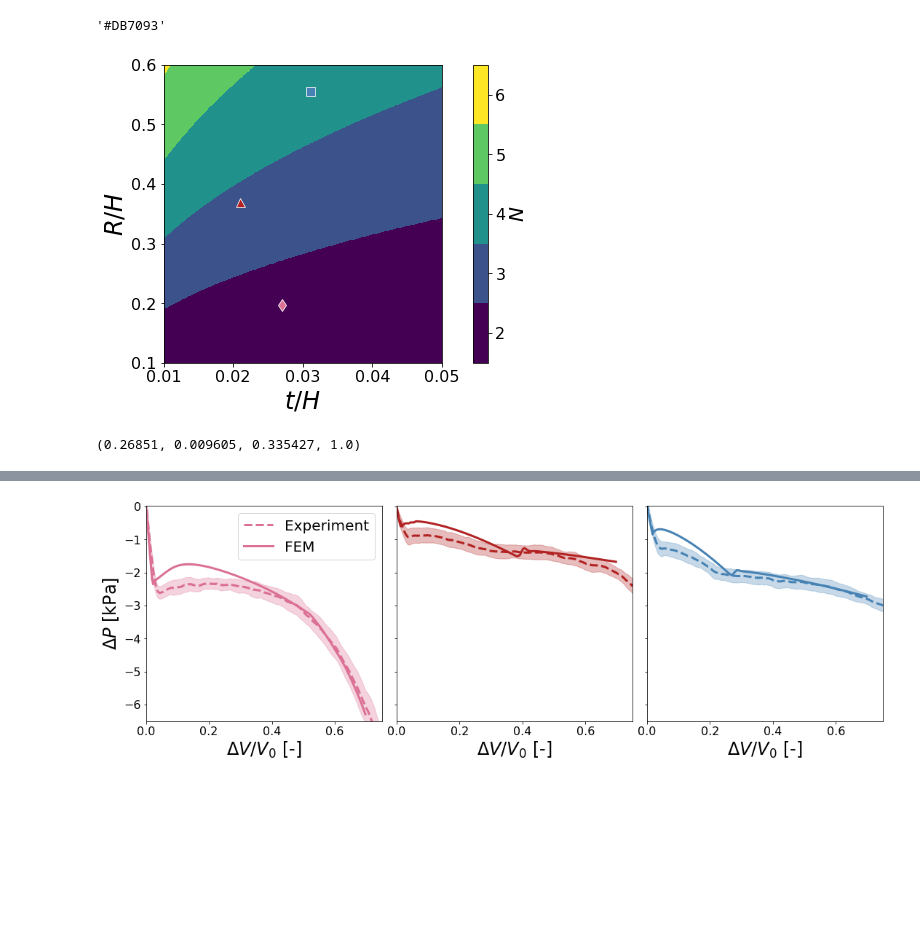
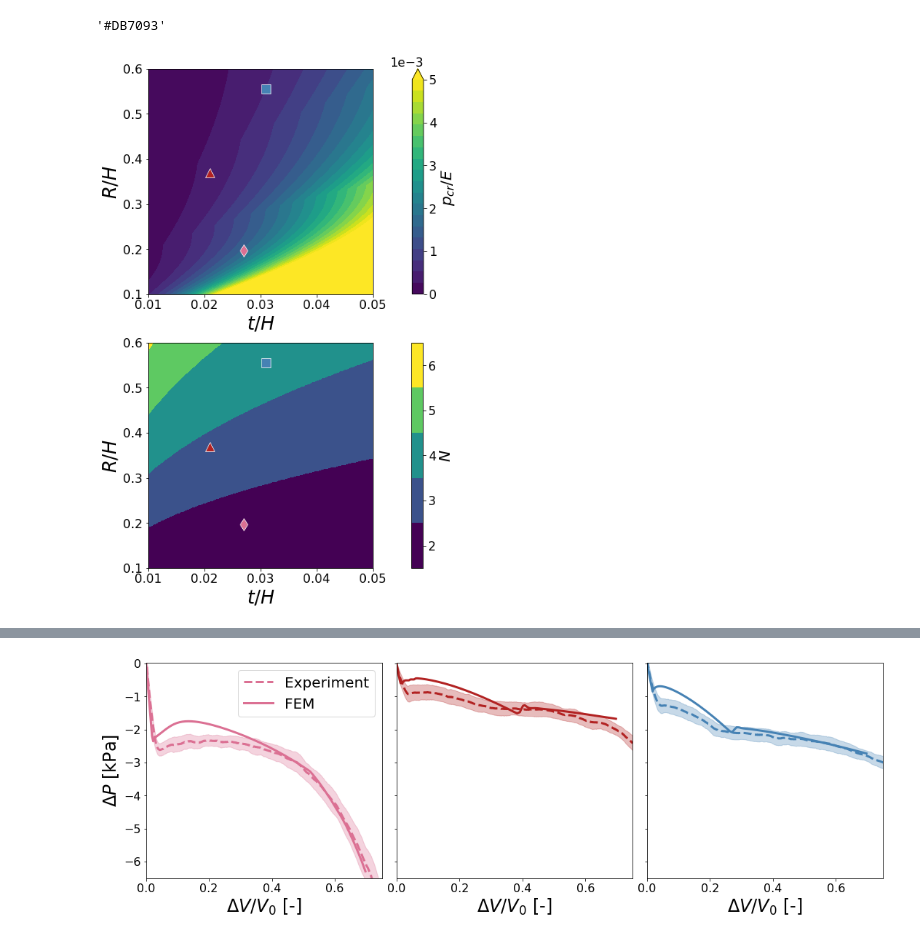
Before and after one commit to bertoldi-collab/buckling-cylinders, a Jupyter notebook: figure_making_paper.ipynb, the cells around one changed output, grey strips where cells are left out. Drawn from its saved outputs; the diff is of its cells as text; code cells hidden in the pictures; blank space fills up the shorter version.

Commit message:
figure making

```diff
--- a/figure_making_paper.ipynb
+++ b/figure_making_paper.ipynb
@@ -14,7 +14,7 @@ fontsize_axes = 24
 fontsize_ticks = 16
 linewidth_all = 3
 markersize_all = 8
-size_extra = 2
+size_extra = 4
 
 figsize_whole = (6,5)
 figsize_three = (15,5)
@@ -40,6 +40,22 @@ def smooth_pv_data(pressure, window_len = 100):
 
 def rescale_eigenvalue(eigenvalues_cur):
     return np.sign(eigenvalues_cur) * np.sqrt(np.abs(eigenvalues_cur)) * 1/(2*np.pi)
+
+def highlight_mode(freq_all, initial_i, initial_j, num_samp):
+    j_all = np.zeros(np.shape(freq_all)[0], dtype = int)
+    i_all = np.arange(np.shape(freq_all)[0], dtype = int)
+    j_all[initial_i[0]:initial_i[1] + 1] = initial_j
+    cut_idx = initial_i[0] + np.arange(num_samp)
+
+    for idx in range(num_samp):
+        i_next = idx + initial_i[1] + 1
+        i_cur = [i_next-2,i_next-1]
+        j_cur = [j_all[i] for i in i_cur]
+
+        vals_cur = np.array([freq_all[i,j] for i,j in zip(i_cur, j_cur)])
+        val_new_est = vals_cur[-1] + np.diff(vals_cur)
+        j_all[i_next] = np.argmin(np.abs(freq_all[i_next,:] - val_new_est))
+    return (i_all, j_all, cut_idx)
 # %%
 np.asarray(mcolors.to_rgb(mcolors.CSS4_COLORS[color_3folds]))*255
 mcolors.CSS4_COLORS[color_2folds]
@@ -104,40 +120,54 @@ for i,v_R in enumerate(v_R_try):
         n_all[i,j] = int(n_cur)
         p_cr_all[i,j] = p_cr_cur
 # %%
-fig, ax = plt.subplots(figsize = figsize_whole, constrained_layout = True)
+fig, ax = plt.subplots(2,1, figsize = (6.5,10), constrained_layout = True)
 
 edge_width_all = 0.7
+cmap_use = 'viridis'
+# ax.imshow(res_all)
+ax[0].plot(0.031, 0.556, 's', color = 'w', markerfacecolor = color_4folds, markersize = markersize_all + size_extra, markeredgewidth = edge_width_all)
+ax[0].plot(0.027, 0.197, 'd', color = 'w', markerfacecolor = color_2folds, markersize = markersize_all + size_extra, markeredgewidth = edge_width_all)
+ax[0].plot(0.021, 0.370, '^', color = 'w', markerfacecolor = color_3folds, markersize = markersize_all + size_extra, markeredgewidth = edge_width_all)
+num_values = np.unique(n_all)
+xv, yv = np.meshgrid(v_R_try, v_t_try, indexing='ij')
+levels_set = np.linspace(0,0.005,20)
+map_thing = ax[0].contourf(yv, xv, p_cr_all, levels = levels_set, cmap = cmap_use, extend = 'max')
 
-# ax.imshow(res_all)
-ax.plot(0.031, 0.556, 's', color = 'w', markerfacecolor = color_4folds, markersize = markersize_all + size_extra, markeredgewidth = edge_width_all)
-ax.plot(0.027, 0.197, 'd', color = 'w', markerfacecolor = color_2folds, markersize = markersize_all + size_extra, markeredgewidth = edge_width_all)
-ax.plot(0.021, 0.370, '^', color = 'w', markerfacecolor = color_3folds, markersize = markersize_all + size_extra, markeredgewidth = edge_width_all)
+
+
+cbar = fig.colorbar(map_thing, extend = 'max', ticks=[0, 1e-3, 2e-3, 3e-3, 4e-3, 5e-3], pad = 0.015)
+cbar.set_label(label = '$p_{cr}/E$', size = fontsize_legend)
+cbar.ax.ticklabel_format(scilimits = (-2,3))
+cbar.ax.tick_params(labelsize=fontsize_ticks)
+cbar.ax.yaxis.offsetText.set_fontsize(fontsize_ticks)
+
+############################
+
+ax[1].plot(0.031, 0.556, 's', color = 'w', markerfacecolor = color_4folds, markersize = markersize_all + size_extra, markeredgewidth = edge_width_all)
+ax[1].plot(0.027, 0.197, 'd', color = 'w', markerfacecolor = color_2folds, markersize = markersize_all + size_extra, markeredgewidth = edge_width_all)
+ax[1].plot(0.021, 0.370, '^', color = 'w', markerfacecolor = color_3folds, markersize = markersize_all + size_extra, markeredgewidth = edge_width_all)
 num_values = np.unique(n_all)
 xv, yv = np.meshgrid(v_R_try, v_t_try, indexing='ij')
 levels_set = np.arange(6) + 1.5
-map_thing = ax.contourf(yv, xv, n_all, levels = levels_set, cmap = 'viridis', vmin = 2, vmax = 6)
+map_thing = ax[1].contourf(yv, xv, n_all, levels = levels_set, cmap = cmap_use, vmin = 2, vmax = 6)
 
 
 
-cbar = fig.colorbar(map_thing, ticks=[2,3,4,5,6])
+cbar = fig.colorbar(map_thing, ticks=[2,3,4,5,6], pad = 0.11)
 cbar.ax.tick_params(labelsize=fontsize_ticks)
 cbar.set_label(label = '$N$', size = fontsize_legend)
 
-ax.set_xlabel('$t/H$', fontsize = fontsize_axes)
-ax.set_ylabel('$R/H$', fontsize = fontsize_axes)
-ax.tick_params(labelsize = fontsize_ticks)
-ax.set_xlim(np.min(v_t_try), np.max(v_t_try))
-ax.set_ylim(np.min(v_R_try), np.max(v_R_try))
+for axis in ax:
+    axis.set_xlabel('$t/H$', fontsize = fontsize_axes)
+    axis.set_ylabel('$R/H$', fontsize = fontsize_axes)
+    axis.tick_params(labelsize = fontsize_ticks)
+    axis.set_xlim(np.min(v_t_try), np.max(v_t_try))
+    axis.set_ylim(np.min(v_R_try), np.max(v_R_try))
 
-fig.savefig('figures_paper/heat_map_heread_v1.png', dpi = 300)
+
+fig.savefig(f'{folder_out}/fig1_model_linspace.png', dpi = 300)
 # %% [output]
-[figure, old version]
+[figure, new version]
-# %%
-levels_set
-cbar.boundaries
-plt.get_cmap('viridis')(1)
-# %% [output]
-(0.26851, 0.009605, 0.335427, 1.0)
 # %%
 fig, ax = plt.subplots(2,1, figsize = (8,12), constrained_layout = True)
 
```
Also changed, not shown: parts of 8 cells of this notebook, 25 other files.
